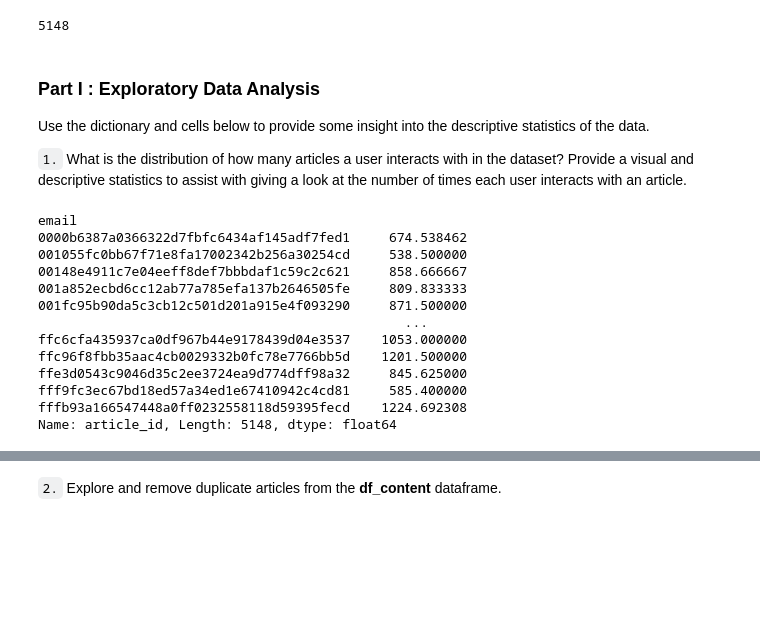
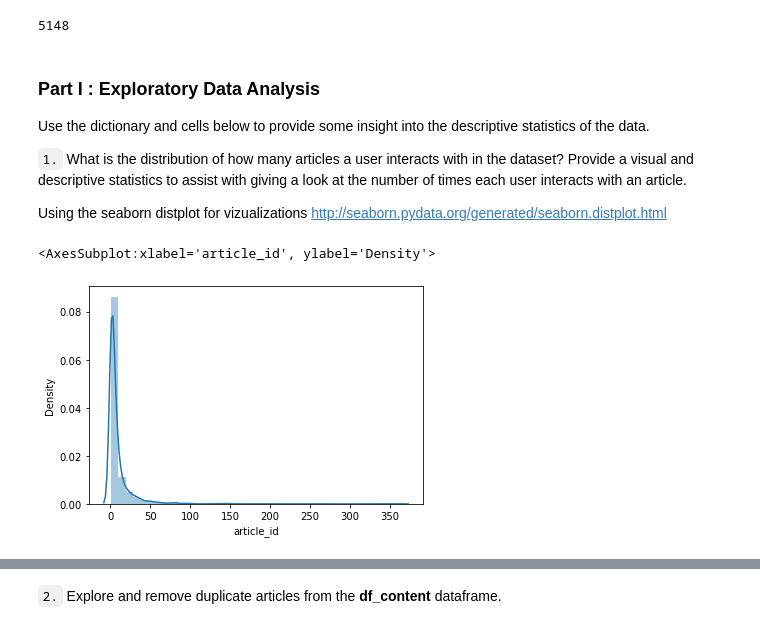
Before and after one commit to rabadzhiyski/recommendationsIBM, a Jupyter notebook: Recommendations_with_IBM.ipynb, the cells around one changed output, grey strips where cells are left out. Drawn from its saved outputs; the diff is of its cells as text; code cells hidden in the pictures; blank space fills up the shorter version.

```diff
--- a/Recommendations_with_IBM.ipynb
+++ b/Recommendations_with_IBM.ipynb
@@ -138,19 +130,15 @@ df['email'].nunique()
 Use the dictionary and cells below to provide some insight into the descriptive statistics of the data.
 
 `1.` What is the distribution of how many articles a user interacts with in the dataset?  Provide a visual and descriptive statistics to assist with giving a look at the number of times each user interacts with an article.
+
+Using the seaborn distplot for vizualizations
+http://seaborn.pydata.org/generated/seaborn.distplot.html
-# %%
-df.groupby('email')['article_id'].mean()
-# %% [output]
-email
-0000b6387a0366322d7fbfc6434af145adf7fed1     674.538462
-001055fc0bb67f71e8fa17002342b256a30254cd     538.500000
-00148e4911c7e04eeff8def7bbbdaf1c59c2c621     858.666667
-001a852ecbd6cc12ab77a785efa137b2646505fe     809.833333
-001fc95b90da5c3cb12c501d201a915e4f093290     871.500000
-                                               ...
-ffc6cfa435937ca0df967b44e9178439d04e3537    1053.000000
-ffc96f8fbb35aac4cb0029332b0fc78e7766bb5d    1201.500000
-ffe3d0543c9046d35c2ee3724ea9d774dff98a32     845.625000
-fff9fc3ec67bd18ed57a34ed1e67410942c4cd81     585.400000
-fffb93a166547448a0ff0232558118d59395fecd    1224.692308
-Name: article_id, Length: 5148, dtype: float64
+# %%
+# assigning pivot table to a variable
+user_interact = df.groupby('email').count()['article_id']
+# %%
+# plotting with seaborn
+sns.distplot(user_interact, bins=40)
+# %% [output]
+<AxesSubplot:xlabel='article_id', ylabel='Density'>
+[figure, added]
```
Also changed, not shown: parts of 29 cells of this notebook.
